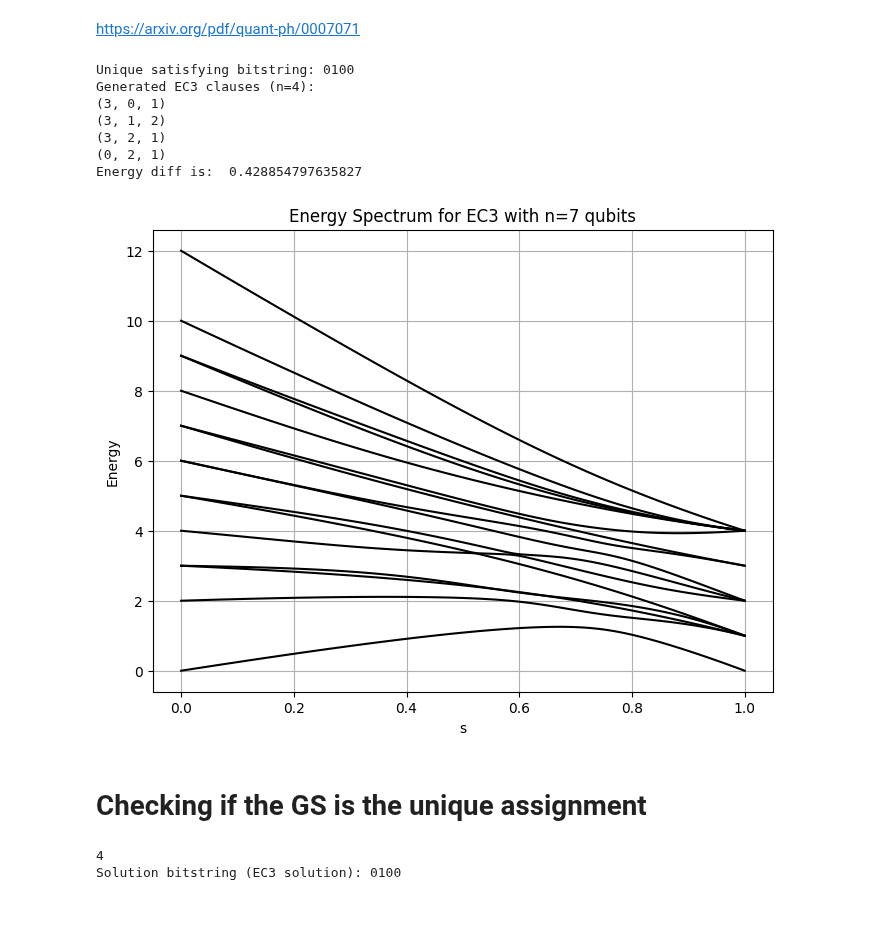
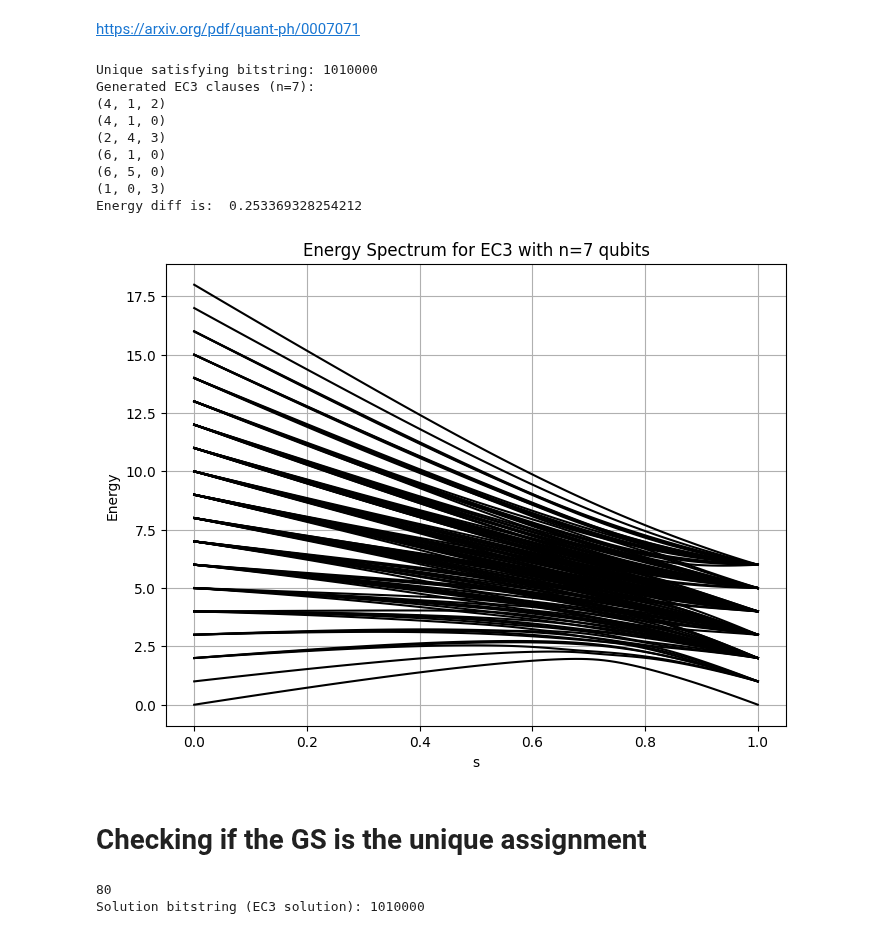
Before and after one commit to chenscheimq/QEC, a Jupyter notebook: EC3/EC3_q.ipynb, the cells around one changed output. Saved outputs shown, nothing was run; the diff lists cells and outputs as text; code cells hidden in the pictures.

Commit message:
Updating - 4qubit - after

```diff
--- a/EC3/EC3_q.ipynb
+++ b/EC3/EC3_q.ipynb
@@ -123,7 +123,7 @@ def generate_ec3_instance(n):
             clauses = []  # Reset the clauses and try again
 # %%
 # Number of qubits
-n_qubits = 4
+n_qubits = 7
 
 clauses, satisfying_assignment = generate_ec3_instance(n_qubits)
 
@@ -189,41 +189,43 @@ Hp = H_P(clauses)
 Hb = Qobj(Hb.data, dims=Hp.dims)
 
 energy_diff = None
 # Calculate the energy spectrum
 energy_spectrum = []
 for s in s_values:
     H = H_t(s, Hp, Hb)
     energies = H.eigenenergies()
     energy_spectrum.append(energies)
 
     eg_inst = energies[1] - energies[0]
     if not energy_diff:
         energy_diff = eg_inst
     if energy_diff > eg_inst:
         energy_diff = eg_inst
 
 print("Energy diff is: ", energy_diff)
 
 energy_spectrum = np.array(energy_spectrum)
 # Plot the energy spectrum
 plt.figure(figsize=(8, 6))
 for i in range(2**n_qubits):
     plt.plot(s_values, energy_spectrum[:, i], color='black')
 
 plt.xlabel('s')
 plt.ylabel('Energy')
 plt.title('Energy Spectrum for EC3 with n=7 qubits')
 plt.grid(True)
 plt.show()
 # %% [output]
-Unique satisfying bitstring: 0100
-Generated EC3 clauses (n=4):
-(3, 0, 1)
-(3, 1, 2)
-(3, 2, 1)
-(0, 2, 1)
-Energy diff is:  0.428854797635827
+Unique satisfying bitstring: 1010000
+Generated EC3 clauses (n=7):
+(4, 1, 2)
+(4, 1, 0)
+(2, 4, 3)
+(6, 1, 0)
+(6, 5, 0)
+(1, 0, 3)
+Energy diff is:  0.253369328254212
-[figure, old version]
+[figure, new version]
 # %% [markdown]
 # Checking if the GS is the unique assignment
 # %%
@@ -264,8 +266,8 @@ solution_bitstring = f"{solution_bitstring_index:0{n_qubits}b}"
 
 print(f"Solution bitstring (EC3 solution): {solution_bitstring}")
 # %% [output]
-4
-Solution bitstring (EC3 solution): 0100
+80
+Solution bitstring (EC3 solution): 1010000
 # %%
 times = np.linspace(0, 20, 11)
 s_values = times / max(times)
```
Also changed, not shown: parts of 1 cell of this notebook, 1 other file.
